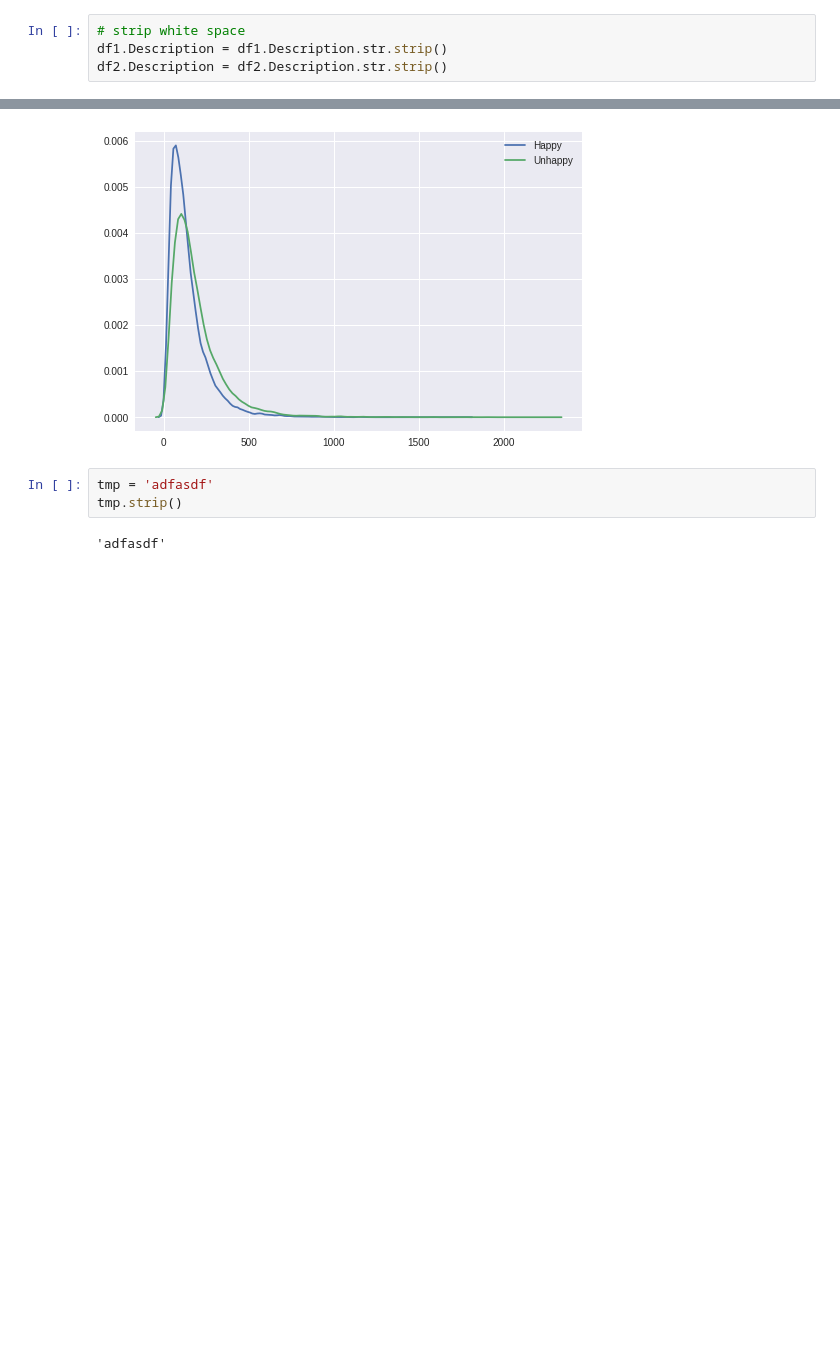
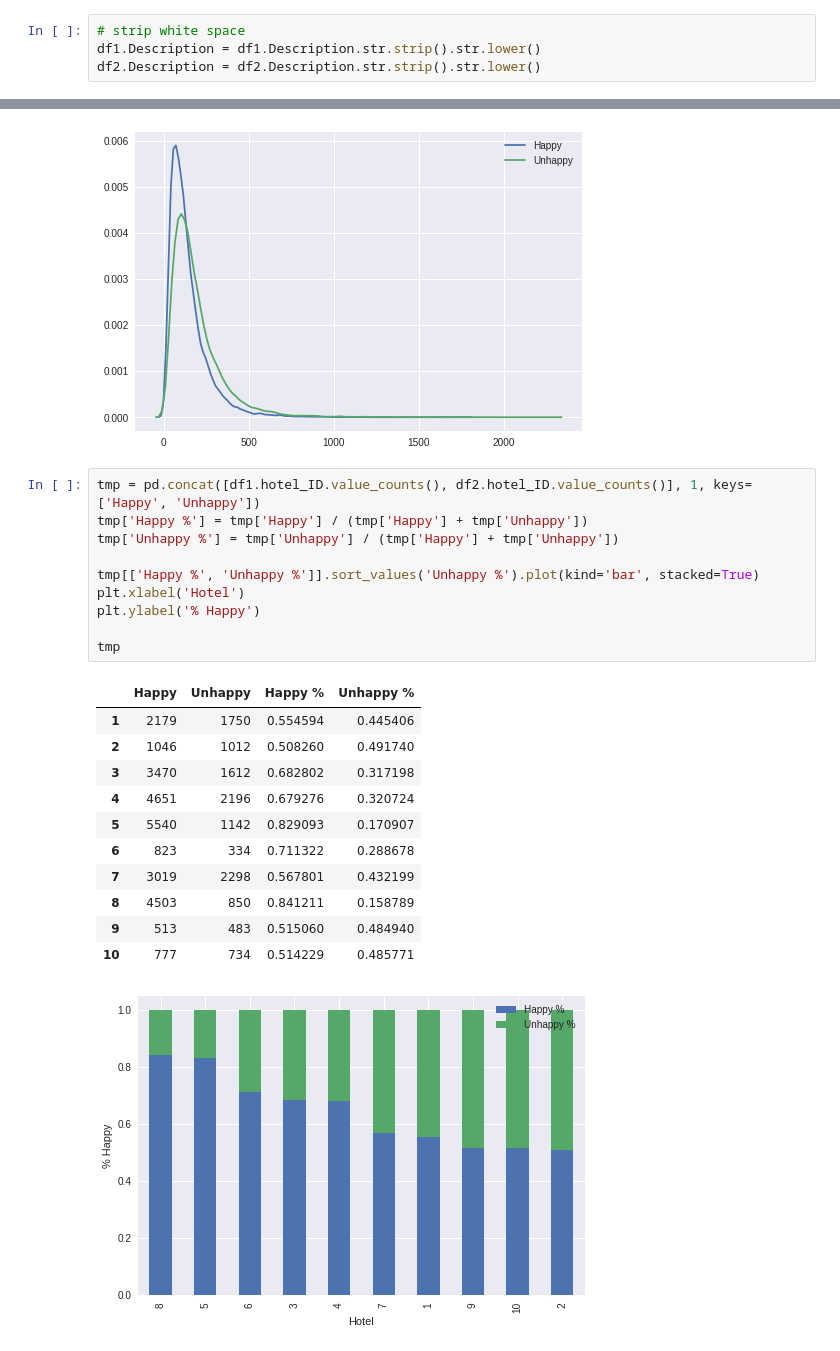
Before and after one commit to aunz/Insight-Data-Science-Challenge, a Jupyter notebook: Happy_Hotel.ipynb, the cells around one changed output, grey strips where cells are left out. Drawn from its saved outputs; the diff is of its cells as text; blank space fills up the shorter version.

```diff
--- a/Happy_Hotel.ipynb
+++ b/Happy_Hotel.ipynb
@@ -70,8 +70,8 @@ df1 = df1.drop('User_ID', 1)
 df2 = df2.drop('User_ID', 1)
 # %%
 # strip white space
-df1.Description = df1.Description.str.strip()
-df2.Description = df2.Description.str.strip()
+df1.Description = df1.Description.str.strip().str.lower()
+df2.Description = df2.Description.str.strip().str.lower()
 # %%
 # number of words
 tmp = df1.Description.str.split().apply(len)
@@ -109,8 +109,26 @@ ax = sns.kdeplot(df1.Description.str.split().apply(len), label='Happy')
 sns.kdeplot(df2.Description.str.split().apply(len), label='Unhappy');
 # %% [output]
 [figure]
-# %%
-tmp = 'adfasdf'
-tmp.strip()
-# %% [output]
-'adfasdf'
+# %%
+tmp = pd.concat([df1.hotel_ID.value_counts(), df2.hotel_ID.value_counts()], 1, keys=['Happy', 'Unhappy'])
+tmp['Happy %'] = tmp['Happy'] / (tmp['Happy'] + tmp['Unhappy'])
+tmp['Unhappy %'] = tmp['Unhappy'] / (tmp['Happy'] + tmp['Unhappy'])
+
+tmp[['Happy %', 'Unhappy %']].sort_values('Unhappy %').plot(kind='bar', stacked=True)
+plt.xlabel('Hotel')
+plt.ylabel('% Happy')
+
+tmp
+# %% [output]
+|  | Happy | Unhappy | Happy % | Unhappy % |
+| 1 | 2179 | 1750 | 0.554594 | 0.445406 |
+| 2 | 1046 | 1012 | 0.508260 | 0.491740 |
+| 3 | 3470 | 1612 | 0.682802 | 0.317198 |
+| 4 | 4651 | 2196 | 0.679276 | 0.320724 |
+| 5 | 5540 | 1142 | 0.829093 | 0.170907 |
+| 6 | 823 | 334 | 0.711322 | 0.288678 |
+| 7 | 3019 | 2298 | 0.567801 | 0.432199 |
+| 8 | 4503 | 850 | 0.841211 | 0.158789 |
+| 9 | 513 | 483 | 0.515060 | 0.484940 |
+| 10 | 777 | 734 | 0.514229 | 0.485771 |
+[figure, added]
```
Also changed, not shown: parts of 14 cells of this notebook.
